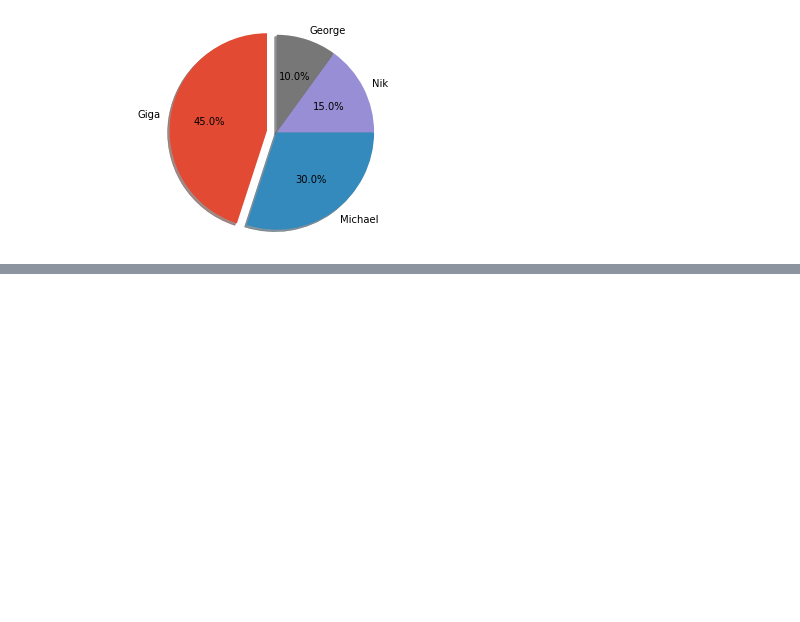
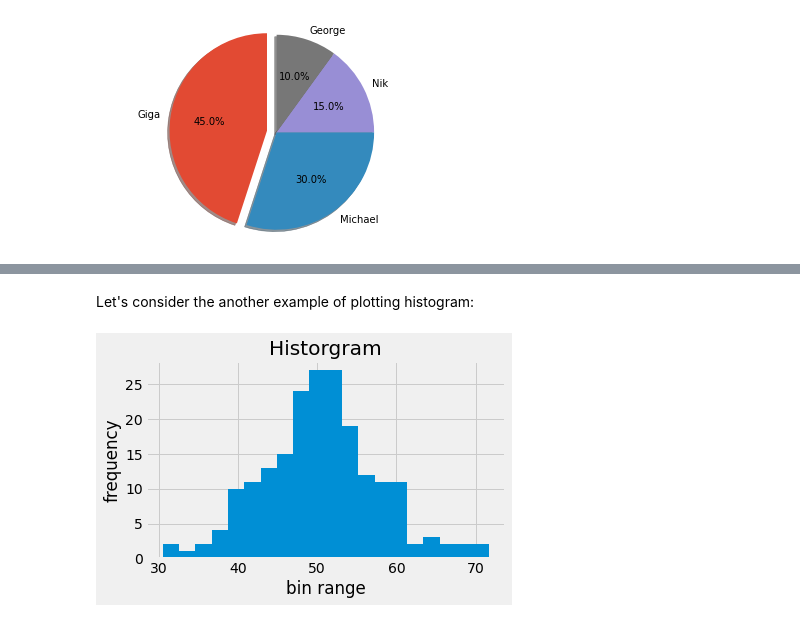
Before and after one commit to Wikistore/Data_Analysis_with_PL, a Jupyter notebook: MatplotlibBasicTutorials.ipynb, the cells around one changed output, grey strips where cells are left out. Cells and saved outputs as stored; diff of their text form; code cells hidden in the pictures; blank space fills up the shorter version.

```diff
--- a/MatplotlibBasicTutorials.ipynb
+++ b/MatplotlibBasicTutorials.ipynb
@@ -449,0 +468,22 @@ plt.show()
+# %% [markdown]
+Let's consider the another example of plotting histogram:
+# %%
+from matplotlib import pyplot as plt
+# Importing Numpy Library
+import numpy as np
+plt.style.use('fivethirtyeight')
+
+mu = 50
+sigma = 7
+x = np.random.normal(mu, sigma, size=200)
+fig, ax = plt.subplots()
+
+ax.hist(x, 20)
+ax.set_title('Historgram')
+ax.set_xlabel('bin range')
+ax.set_ylabel('frequency')
+
+fig.tight_layout()
+plt.show()
+# %% [output]
+[figure, added]
```
Also changed, not shown: parts of 4 cells of this notebook.
